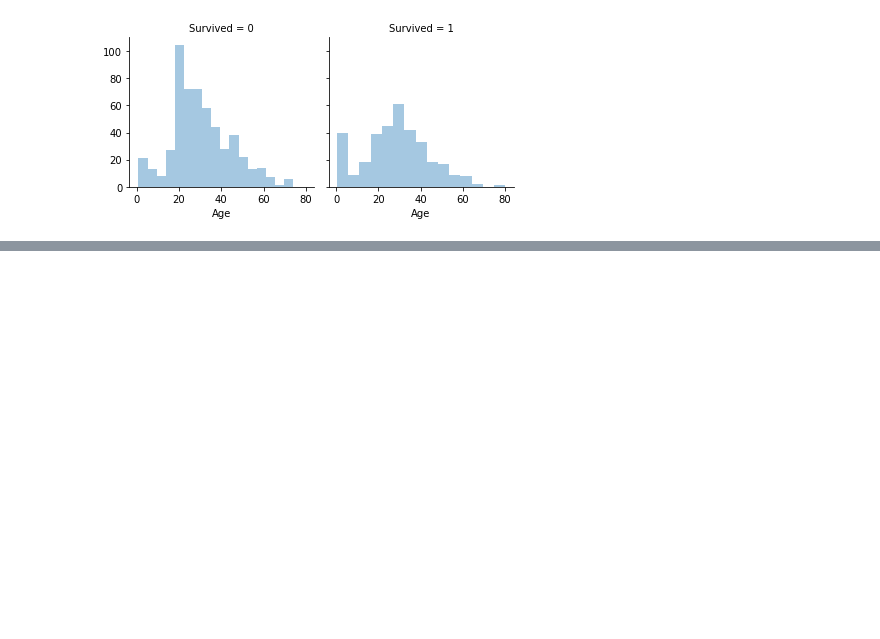
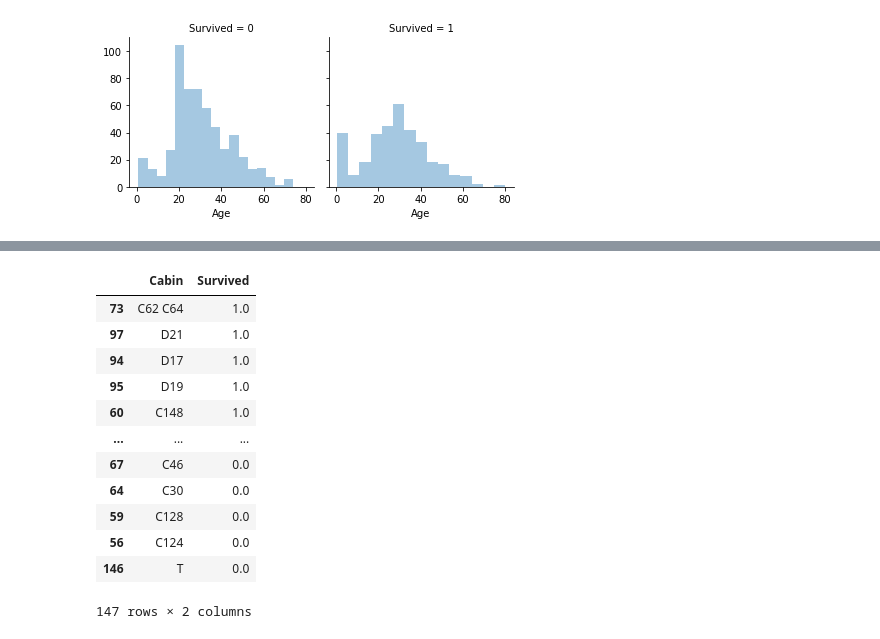
Before and after one commit to Yu-Yuan-Hung/ML100Days, a Jupyter notebook: D35.ipynb, the cells around one changed output, grey strips where cells are left out. Drawn from its saved outputs; the diff is of its cells as text; code cells hidden in the pictures; blank space fills up the shorter version.

```diff
--- a/D35.ipynb
+++ b/D35.ipynb
@@ -190,0 +255,16 @@ g.map(sns.distplot,"Age",kde=False)
+# %%
+df_train[['Cabin', 'Survived']].groupby(['Cabin'], as_index=False).mean().sort_values(by='Survived', ascending=False)
+# %% [output]
+|  | Cabin | Survived |
+| 73 | C62 C64 | 1.0 |
+| 97 | D21 | 1.0 |
+| 94 | D17 | 1.0 |
+| 95 | D19 | 1.0 |
+| 60 | C148 | 1.0 |
+| ... | ... | ... |
+| 67 | C46 | 0.0 |
+| 64 | C30 | 0.0 |
+| 59 | C128 | 0.0 |
+| 56 | C124 | 0.0 |
+| 146 | T | 0.0 |
+147 rows × 2 columns
```
Also changed, not shown: parts of 4 cells of this notebook.
